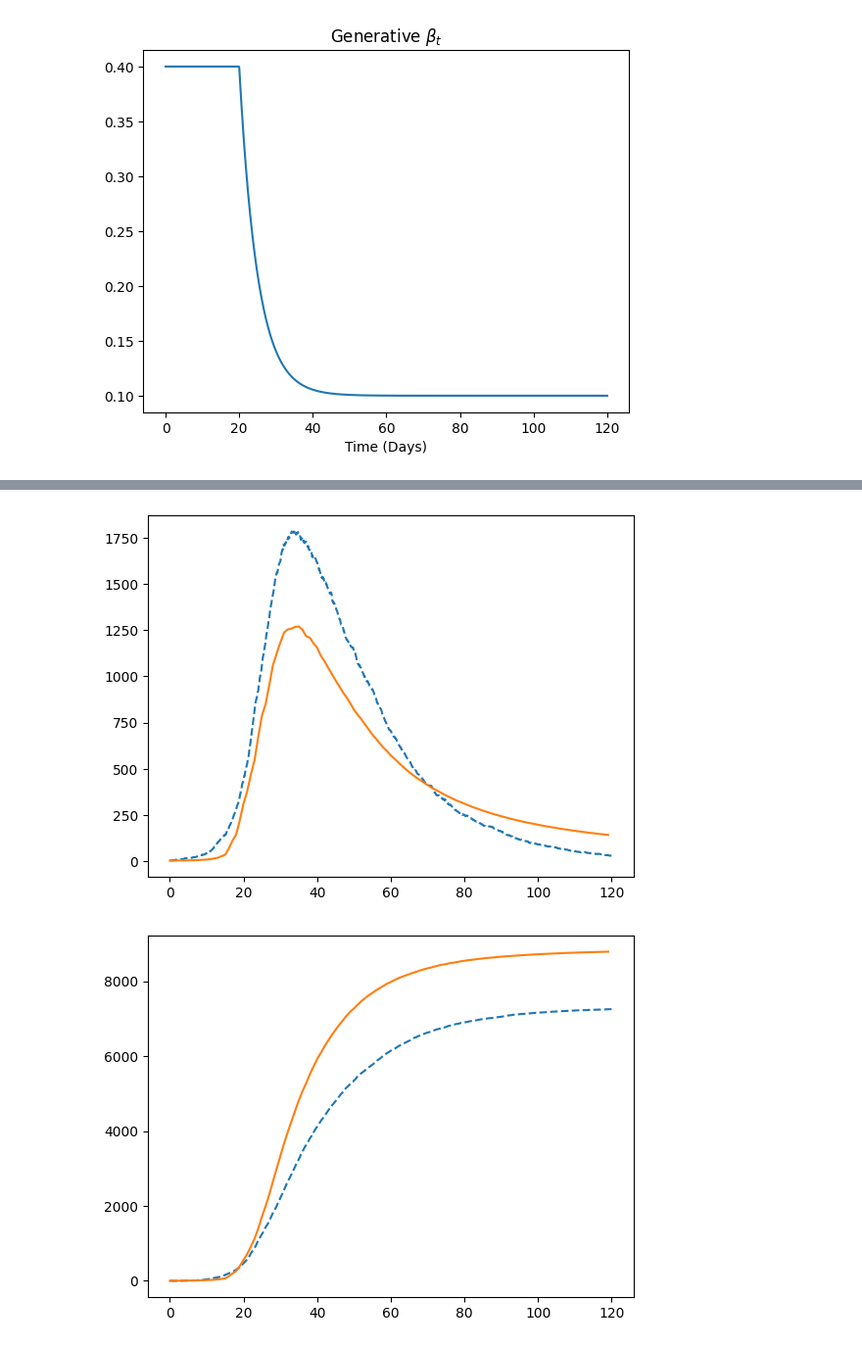
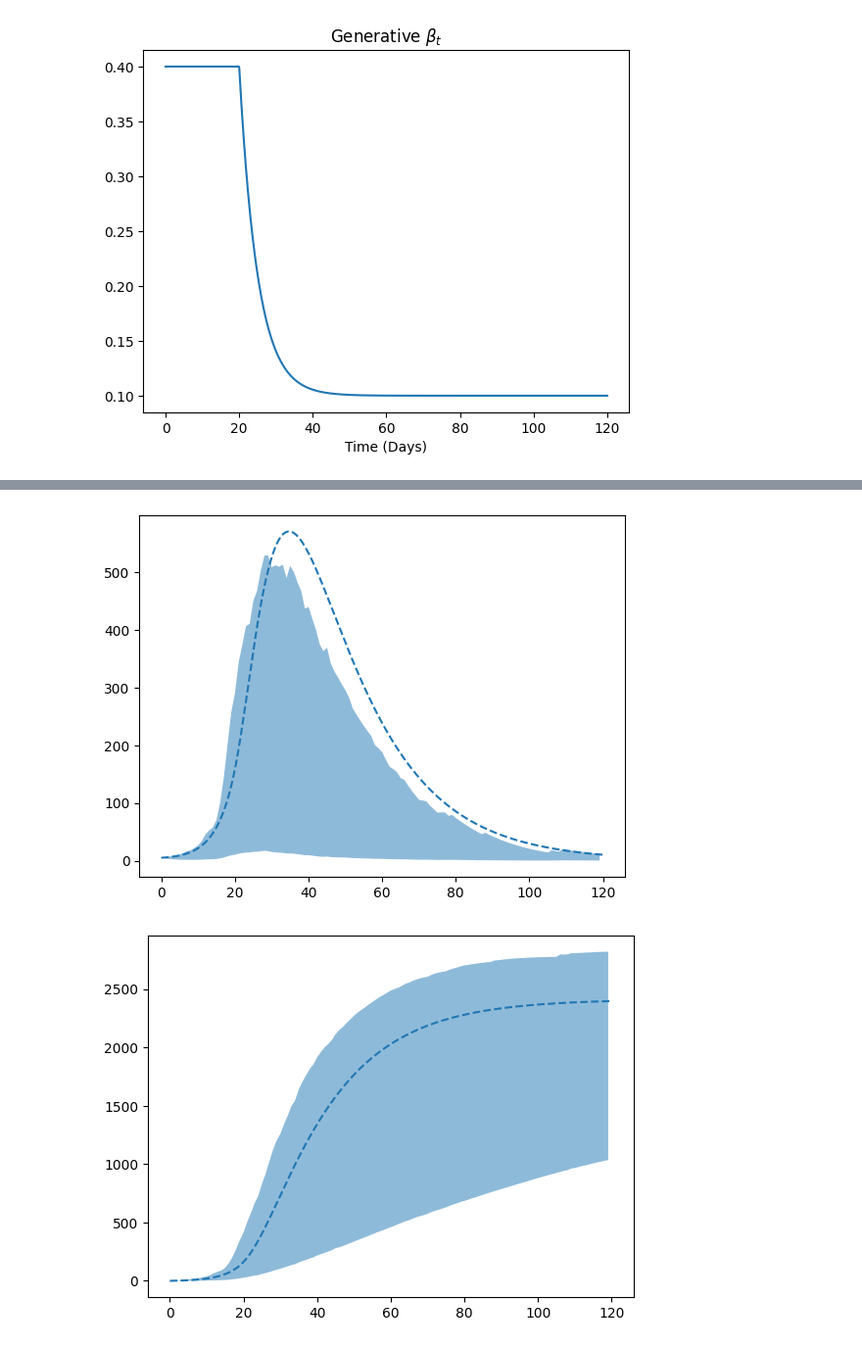
Before and after one commit to Averydx/PMCMC, a Jupyter notebook: pmcmc_sir.ipynb, the cells around one changed output, grey strips where cells are left out. Shown at 98% size. Cells and saved outputs as stored; diff of their text form; code cells hidden in the pictures.

```diff
--- a/pmcmc_sir.ipynb
+++ b/pmcmc_sir.ipynb
@@ -36,8 +36,8 @@ def beta_sim(par,t):
 
 betas = np.array([beta_sim(beta_par,t) for t in t_vec])
 
-state = np.zeros((4,len(t_vec)))
-state[:,0] = np.array([N - I - E,E, I, 0])
+state = np.zeros((5,len(t_vec)))
+state[:,0] = np.array([N - I - E,E, I, 0,0])
 
 plt.title('Generative $\\beta_t$')
 plt.xlabel('Time (Days)')
@@ -45,19 +45,24 @@ plt.plot(t_vec,betas)
 
 for time_index in range(1,len(t_vec)):
 
-    new_E = rng.poisson((betas[time_index - 1] * (state[1,time_index -1] + q * state[2,time_index - 1]) * state[0,time_index - 1]/np.sum(state[:,time_index-1])) * dt)
-    new_I = rng.poisson((eta * state[1,time_index - 1]) * dt)
-    new_ER = rng.poisson((gamma * state[1,time_index -1]) * dt)
-    new_IR = rng.poisson((gamma * state[2,time_index - 1]) * dt)
-    new_D = rng.poisson((mu * state[2,time_index - 1]) * dt)
+    #new_E = rng.poisson((betas[time_index - 1] * (state[1,time_index -1] + q * state[2,time_index - 1]) * state[0,time_index - 1]/np.sum(state[:,time_index-1])) * dt)
+    # new_I = rng.poisson((eta * state[1,time_index - 1]) * dt)
+    # new_ER = rng.poisson((gamma * state[1,time_index -1]) * dt)
+    # new_IR = rng.poisson((gamma * state[2,time_index - 1]) * dt)
+    # new_D = rng.poisson((mu * state[2,time_index - 1]) * dt)
+
+    new_E = ((betas[time_index - 1] * (state[1,time_index -1] + q * state[2,time_index - 1]) * state[0,time_index - 1]/np.sum(state[:,time_index-1])) * dt)
+    new_I = ((eta * state[1,time_index - 1]) * dt)
+    new_ER = ((gamma * state[1,time_index -1]) * dt)
+    new_IR = ((gamma * state[2,time_index - 1]) * dt)
+    new_D = ((mu * state[2,time_index - 1]) * dt)
+
 
     state[0,time_index] = np.maximum(0.,state[0,time_index - 1] - new_E) #S
-
     state[1,time_index] = np.maximum(0.,state[1,time_index - 1] + new_E - new_I - new_ER) #E
-
     state[2,time_index] = np.maximum(0.,state[2,time_index-1] + new_I - new_IR - new_D) #I
-
     state[3,time_index] = np.maximum(0.,state[3,time_index - 1] + new_ER + new_IR)
+    state[4,time_index] = new_E
 # %% [output]
 [figure]
 # %%
@@ -74,7 +80,9 @@ plt.plot(t_vec,state.T)
 # %%
-n = 40
+n = 5
+sigma = 0.1
 
-data = rng.negative_binomial(p = n/(state[1,::int(1/dt)] + n),n = n)
+data = rng.negative_binomial(p = n/(state[4,::int(1/dt)] + n),n = n)
+#data = np.exp(rng.normal(np.log(state[4,::int(1/dt)]),sigma))
 plt.title('Plot of SEIR Model')
 plt.xlabel('Time (Days)')
 plt.plot(t_vec[::int(1/dt)],data)
@@ -133,7 +140,7 @@ def prior(theta):
 
 theta, LL, pf_means = PMCMC(iterations=iterations,
                   num_particles=num_particles,
-                  init_theta=np.array([0.2,0.3]),
+                  init_theta=np.array([0.1,0.2]),
                   data = data,
                   rng = pmcmc_rng,
                   dt = 0.1,
@@ -189,6 +196,6 @@ plt.show()
 
 for i in range(4):
     plt.plot(t_vec,state[i,:].T,'--')
-    plt.plot(t_vec[::int(1/dt)],np.mean(pf_means[i,:,burn_in:],axis = 1))
+    plt.fill_between(t_vec[::int(1/dt)],np.percentile(pf_means[i,:,:],25,axis = 1),np.percentile(pf_means[i,:,:],75,axis = 1),alpha = 0.5)
     plt.show()
 # %% [output]
@@ -197,4 +204,4 @@ for i in range(4):
-[figure, old version]
+[figure, new version]
-[figure, old version]
+[figure, new version]
 # %%
 plt.plot(t_vec,betas,'--')
```
Also changed, not shown: parts of 8 cells of this notebook, 1 other file.
